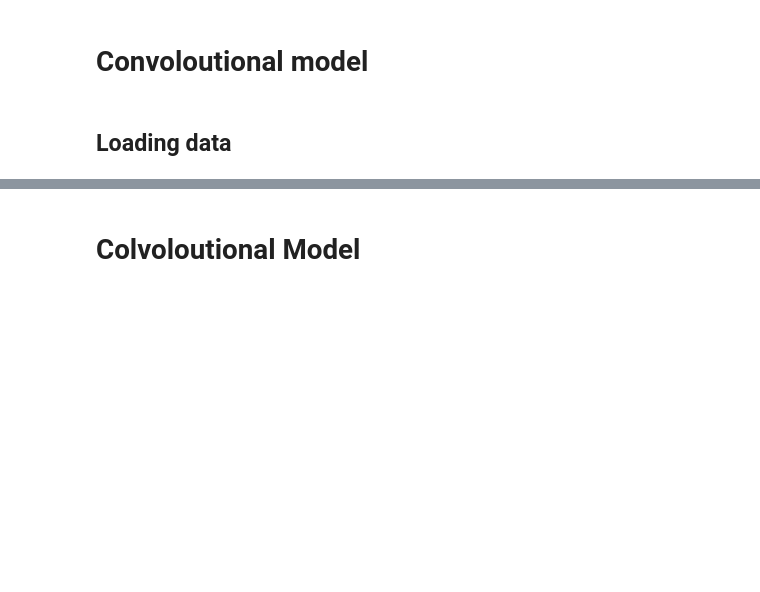
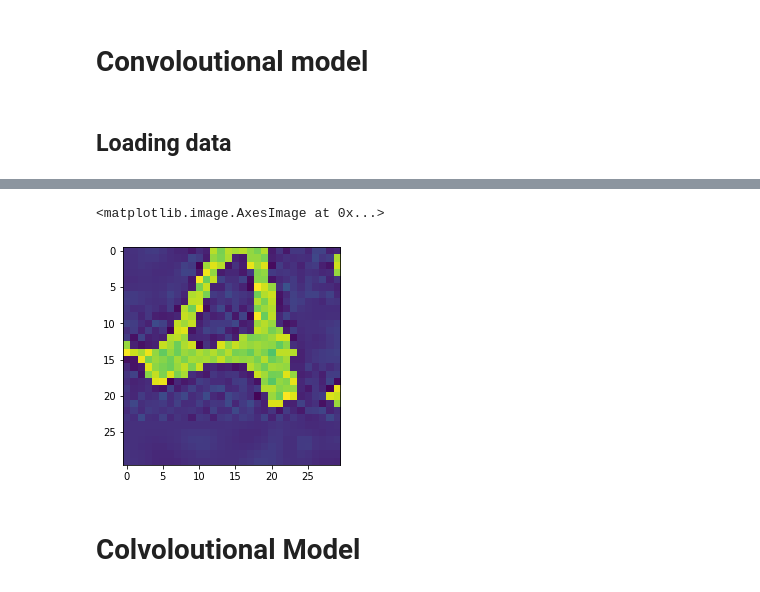
Before and after one commit to mnwato/captcha-recognition, a Jupyter notebook: sheypoor/main.ipynb, the cells around one changed output, grey strips where cells are left out. Drawn from its saved outputs; the diff is of its cells as text; code cells hidden in the pictures; blank space fills up the shorter version.

```diff
--- a/sheypoor/main.ipynb
+++ b/sheypoor/main.ipynb
@@ -288,3 +341,8 @@ X = np.array(X)
+# %%
+plt.imshow(X[-10])
+# %% [output]
+<matplotlib.image.AxesImage at 0x...>
+[figure, added]
 # %% [markdown]
 # Colvoloutional Model
 # %%
```
Also changed, not shown: parts of 10 cells of this notebook.
